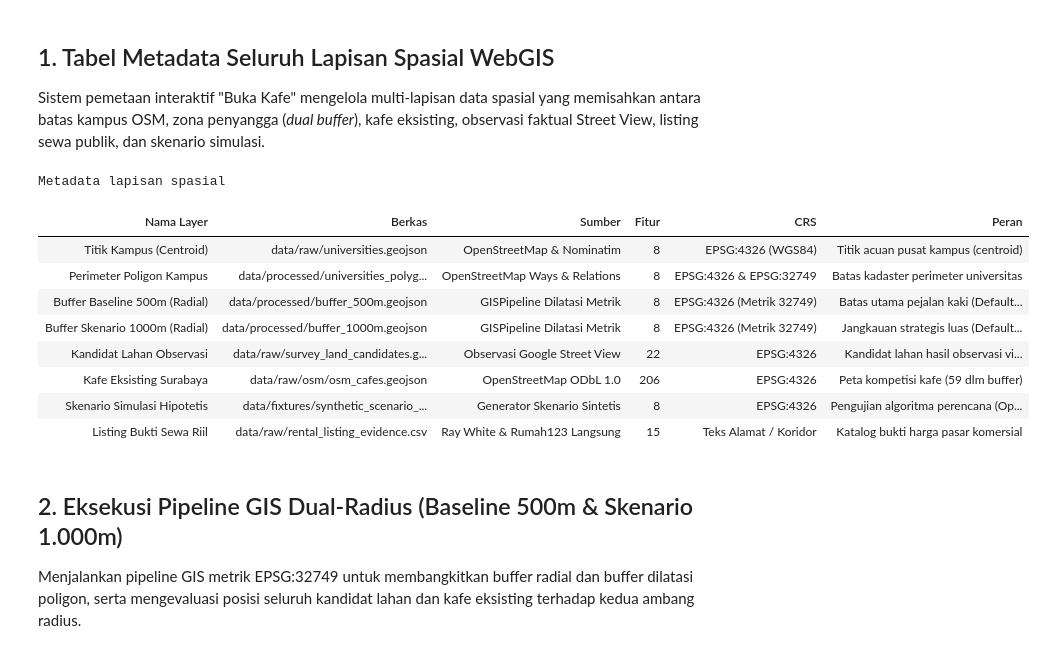
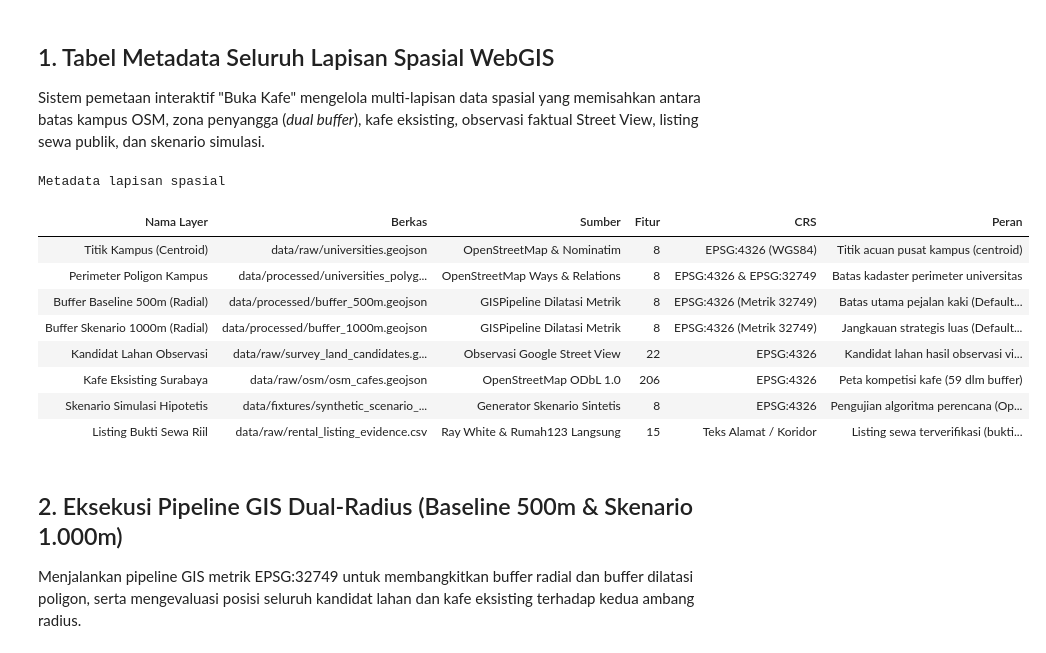
Before and after one commit to HDSH-Dharma/Comgraph-AFL-2, a Jupyter notebook: notebooks/analisis_buka_kafe.ipynb, the cells around one changed output. Saved outputs shown, nothing was run; the diff lists cells and outputs as text; code cells hidden in the pictures.

```diff
--- a/notebooks/analisis_buka_kafe.ipynb
+++ b/notebooks/analisis_buka_kafe.ipynb
@@ -166,36 +166,36 @@ layers_meta = [
         "Nama Layer": "Skenario Simulasi Hipotetis",
         "Path Berkas": "data/fixtures/synthetic_scenario_candidates.geojson",
         "Sumber": "Generator Skenario Sintetis",
         "Fitur": 8,
         "CRS": "EPSG:4326",
         "Peran Sistem": "Pengujian algoritma perencana (Opt-in)"
     },
     {
         "Nama Layer": "Listing Bukti Sewa Riil",
         "Path Berkas": "data/raw/rental_listing_evidence.csv",
         "Sumber": "Ray White & Rumah123 Langsung",
-        "Fitur": 15,
+        "Fitur": sum(1 for r in csv.DictReader(open(REPO_ROOT / "data" / "raw" / "rental_listing_evidence.csv", encoding="utf-8")) if r["verification_status"] == "VERIFIED_MATCHING"),
         "CRS": "Teks Alamat / Koridor",
-        "Peran Sistem": "Katalog bukti harga pasar komersial"
+        "Peran Sistem": "Listing sewa terverifikasi (bukti harga pasar)"
     }
 ]
 
 tampilkan_tabel(
     [[l["Nama Layer"], l["Path Berkas"], l["Sumber"], l["Fitur"], l["CRS"], l["Peran Sistem"]] for l in layers_meta],
     ["Nama Layer", "Berkas", "Sumber", "Fitur", "CRS", "Peran"],
     judul="Metadata lapisan spasial",
 )
 # %% [output]
 Metadata lapisan spasial
 | Nama Layer | Berkas | Sumber | Fitur | CRS | Peran |
 | Titik Kampus (Centroid) | data/raw/universities.geojson | OpenStreetMap & Nominatim | 8 | EPSG:4326 (WGS84) | Titik acuan pusat kampus (centroid) |
 | Perimeter Poligon Kampus | data/processed/universities_polyg... | OpenStreetMap Ways & Relations | 8 | EPSG:4326 & EPSG:32749 | Batas kadaster perimeter universitas |
 | Buffer Baseline 500m (Radial) | data/processed/buffer_500m.geojson | GISPipeline Dilatasi Metrik | 8 | EPSG:4326 (Metrik 32749) | Batas utama pejalan kaki (Default... |
 | Buffer Skenario 1000m (Radial) | data/processed/buffer_1000m.geojson | GISPipeline Dilatasi Metrik | 8 | EPSG:4326 (Metrik 32749) | Jangkauan strategis luas (Default... |
 | Kandidat Lahan Observasi | data/raw/survey_land_candidates.g... | Observasi Google Street View | 22 | EPSG:4326 | Kandidat lahan hasil observasi vi... |
 | Kafe Eksisting Surabaya | data/raw/osm/osm_cafes.geojson | OpenStreetMap ODbL 1.0 | 206 | EPSG:4326 | Peta kompetisi kafe (59 dlm buffer) |
 | Skenario Simulasi Hipotetis | data/fixtures/synthetic_scenario_... | Generator Skenario Sintetis | 8 | EPSG:4326 | Pengujian algoritma perencana (Op... |
-| Listing Bukti Sewa Riil | data/raw/rental_listing_evidence.csv | Ray White & Rumah123 Langsung | 15 | Teks Alamat / Koridor | Katalog bukti harga pasar komersial |
+| Listing Bukti Sewa Riil | data/raw/rental_listing_evidence.csv | Ray White & Rumah123 Langsung | 15 | Teks Alamat / Koridor | Listing sewa terverifikasi (bukti... |
 # %% [markdown]
 ## 2. Eksekusi Pipeline GIS Dual-Radius (Baseline 500m & Skenario 1.000m)
 Menjalankan pipeline GIS metrik EPSG:32749 untuk membangkitkan buffer radial dan buffer dilatasi poligon, serta mengevaluasi posisi seluruh kandidat lahan dan kafe eksisting terhadap kedua ambang radius.
```
Also changed, not shown: parts of 7 cells of this notebook, 6 other files.
